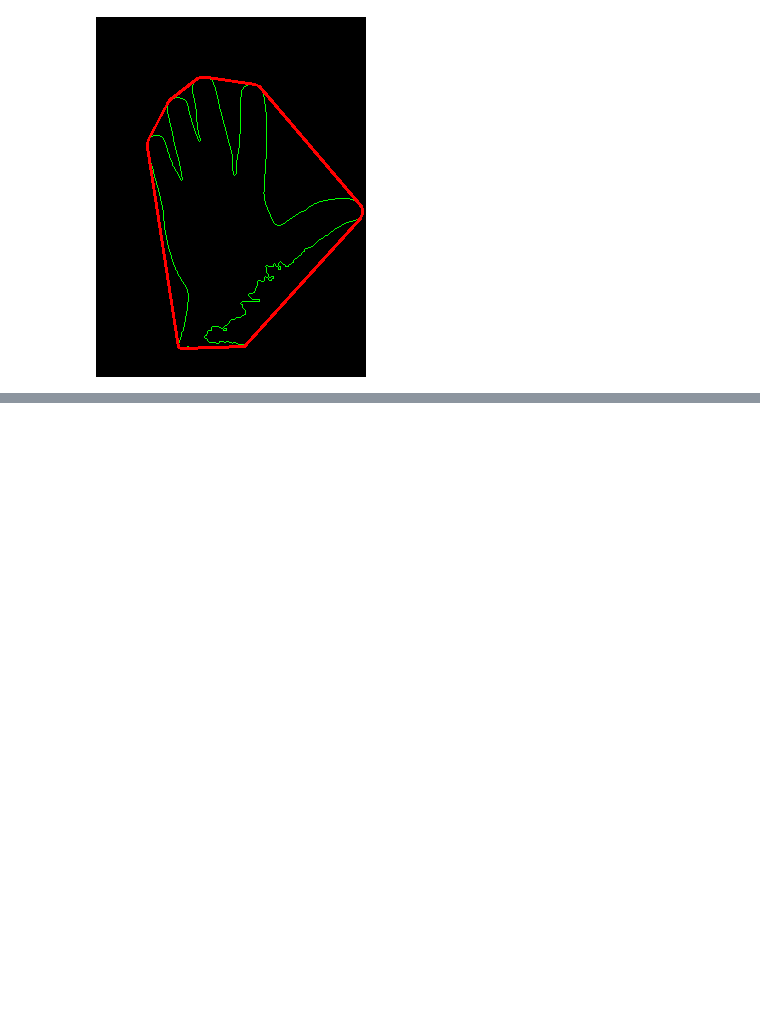
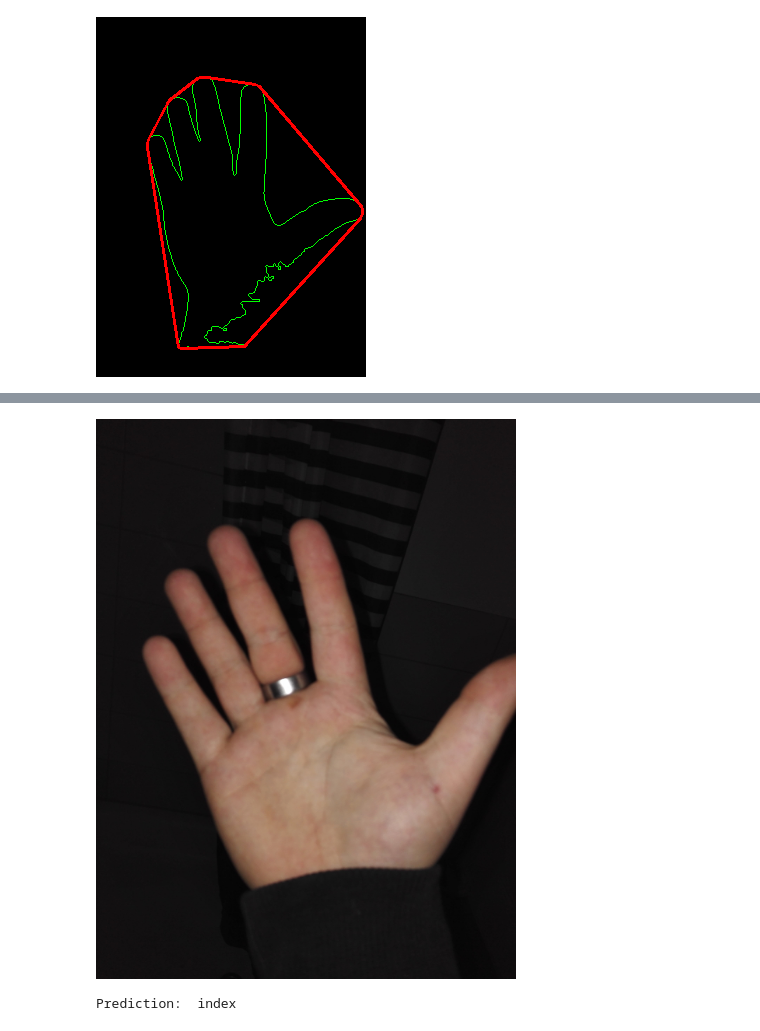
Before and after one commit to uol-mediaprocessing-201920/group-projects-hand-gesture, a Jupyter notebook: main_Hand_Gestures.ipynb, the cells around one changed output, grey strips where cells are left out. Cells and saved outputs as stored; diff of their text form; code cells hidden in the pictures; blank space fills up the shorter version.

```diff
--- a/main_Hand_Gestures.ipynb
+++ b/main_Hand_Gestures.ipynb
@@ -402,0 +467,8 @@ OpenCV(3.4.3) /io/opencv/modules/imgcodecs/src/loadsave.cpp:737: error: (-215:As
+# %%
+hand_palm = cv2.imread("JoshiHand12.jpg")
+cv2_imshow(hand_palm)
+gesture = predictImage(hand_palm)
+print("Prediction: ", gesture)
+# %% [output]
+[figure, added]
+Prediction:  index
```
Also changed, not shown: parts of 27 cells of this notebook.
